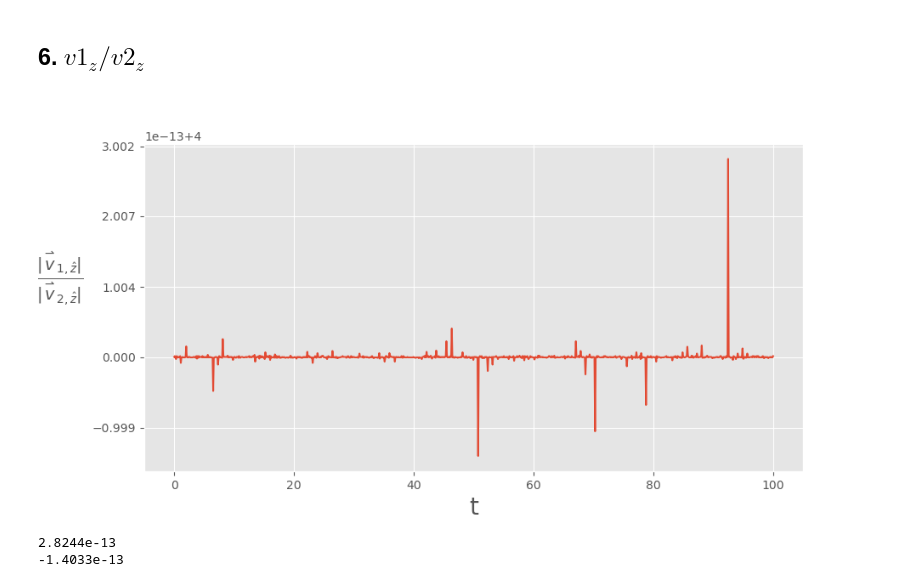
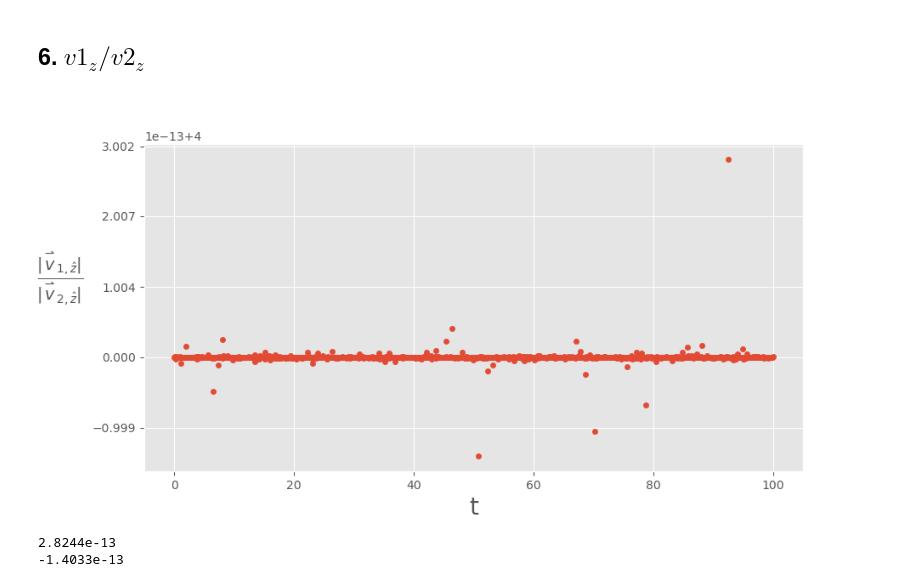
Before and after one commit to Mephisto-000/SMBBH, a Jupyter notebook: demo/circular/model_D2.ipynb, the cells around one changed output. Drawn from its saved outputs; the diff is of its cells as text; code cells hidden in the pictures.

```diff
--- a/demo/circular/model_D2.ipynb
+++ b/demo/circular/model_D2.ipynb
@@ -145,13 +147,13 @@ time_length = np.linspace(t0, tf, tl)
 # %%
 plt.style.use("ggplot")
 plt.figure(figsize=(10, 5))
 plt.subplot()
-plt.plot(time_length, vz_ratio)
+plt.scatter(time_length, vz_ratio, s=20)
 plt.xlabel("t", fontsize=20)
 plt.ylabel(r"$\frac{|\overset{\rightharpoonup}{v}_{1,\hat{z}}|}{|\overset{\rightharpoonup}{v}_{2,\hat{z}}|}$        ", fontsize=20, rotation=0)
 plt.show()
 # %% [output]
-[figure, old version]
+[figure, new version]
 # %%
 print(np.format_float_scientific(max(vz_ratio)-4, precision=4))
 print(np.format_float_scientific(min(vz_ratio)-4, precision=4))
```
Also changed, not shown: parts of 3 cells of this notebook, 7 other files.
